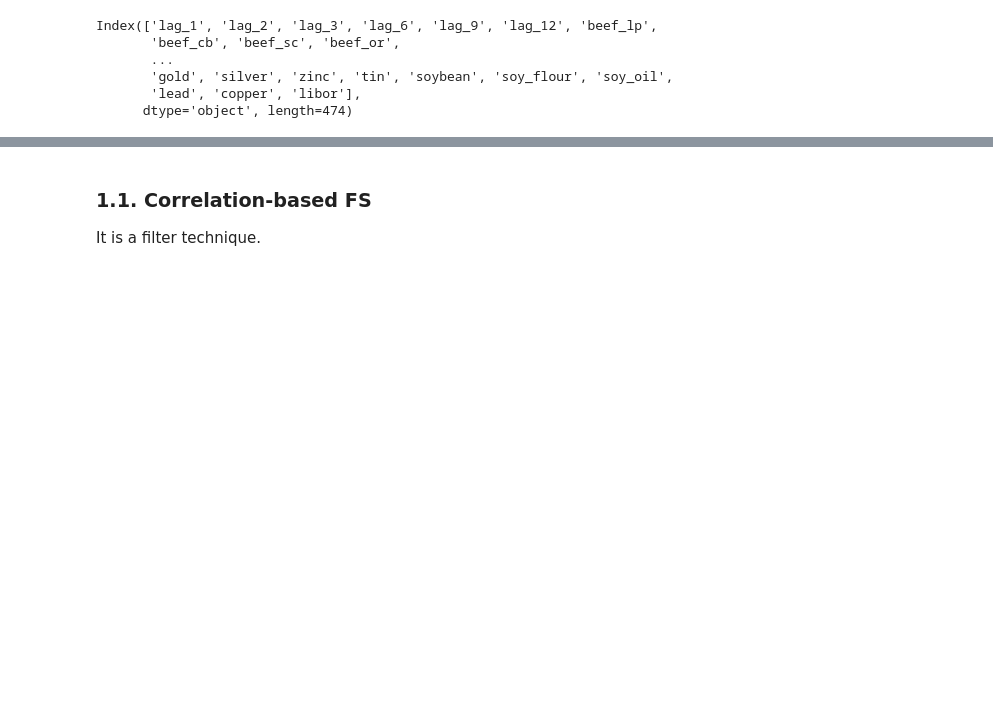
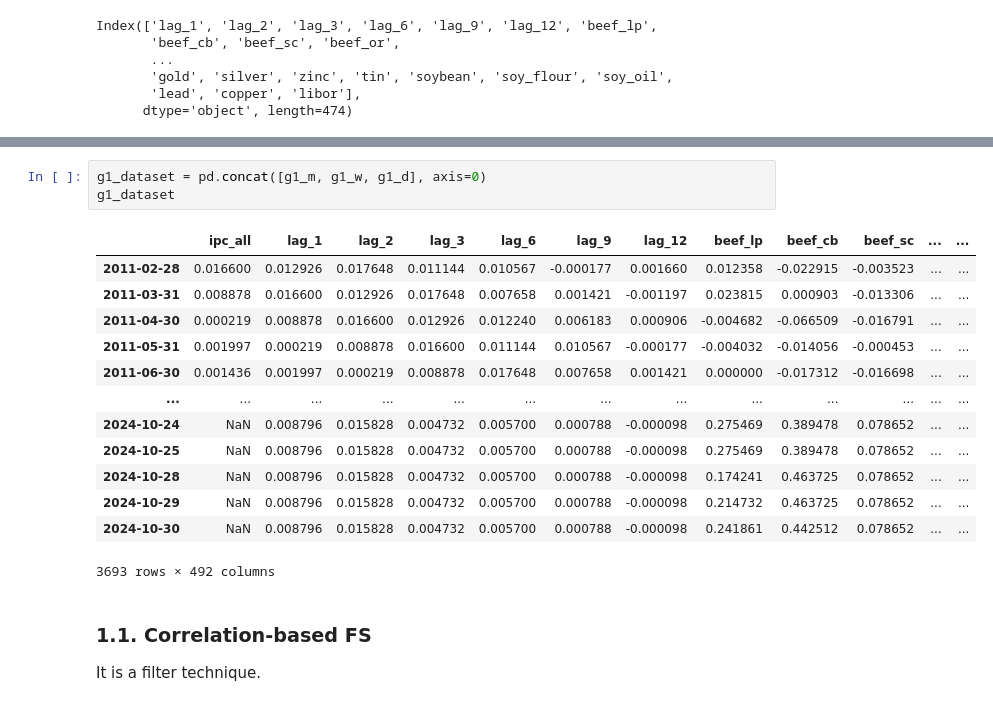
Before and after one commit to osmarbolivar/High-Freq-Inflation-Forecast-2SML, a Jupyter notebook: Feature_Selection.ipynb, the cells around one changed output, grey strips where cells are left out. Cells and saved outputs as stored; diff of their text form; blank space fills up the shorter version.

```diff
--- a/Feature_Selection.ipynb
+++ b/Feature_Selection.ipynb
@@ -128,3 +146,20 @@ g1_d
+# %%
+g1_dataset = pd.concat([g1_m, g1_w, g1_d], axis=0)
+g1_dataset
+# %% [output]
+|  | ipc_all | lag_1 | lag_2 | lag_3 | lag_6 | lag_9 | lag_12 | beef_lp | beef_cb | beef_sc | ... | ... |
+| 2011-02-28 | 0.016600 | 0.012926 | 0.017648 | 0.011144 | 0.010567 | -0.000177 | 0.001660 | 0.012358 | -0.022915 | -0.003523 | ... | ... |
+| 2011-03-31 | 0.008878 | 0.016600 | 0.012926 | 0.017648 | 0.007658 | 0.001421 | -0.001197 | 0.023815 | 0.000903 | -0.013306 | ... | ... |
+| 2011-04-30 | 0.000219 | 0.008878 | 0.016600 | 0.012926 | 0.012240 | 0.006183 | 0.000906 | -0.004682 | -0.066509 | -0.016791 | ... | ... |
+| 2011-05-31 | 0.001997 | 0.000219 | 0.008878 | 0.016600 | 0.011144 | 0.010567 | -0.000177 | -0.004032 | -0.014056 | -0.000453 | ... | ... |
+| 2011-06-30 | 0.001436 | 0.001997 | 0.000219 | 0.008878 | 0.017648 | 0.007658 | 0.001421 | 0.000000 | -0.017312 | -0.016698 | ... | ... |
+| ... | ... | ... | ... | ... | ... | ... | ... | ... | ... | ... | ... | ... |
+| 2024-10-24 | NaN | 0.008796 | 0.015828 | 0.004732 | 0.005700 | 0.000788 | -0.000098 | 0.275469 | 0.389478 | 0.078652 | ... | ... |
+| 2024-10-25 | NaN | 0.008796 | 0.015828 | 0.004732 | 0.005700 | 0.000788 | -0.000098 | 0.275469 | 0.389478 | 0.078652 | ... | ... |
+| 2024-10-28 | NaN | 0.008796 | 0.015828 | 0.004732 | 0.005700 | 0.000788 | -0.000098 | 0.174241 | 0.463725 | 0.078652 | ... | ... |
+| 2024-10-29 | NaN | 0.008796 | 0.015828 | 0.004732 | 0.005700 | 0.000788 | -0.000098 | 0.214732 | 0.463725 | 0.078652 | ... | ... |
+| 2024-10-30 | NaN | 0.008796 | 0.015828 | 0.004732 | 0.005700 | 0.000788 | -0.000098 | 0.241861 | 0.442512 | 0.078652 | ... | ... |
+3693 rows × 492 columns
 # %% [markdown]
 ### **1.1. Correlation-based FS**
 
```
Also changed, not shown: parts of 23 cells of this notebook, 7 other files.
